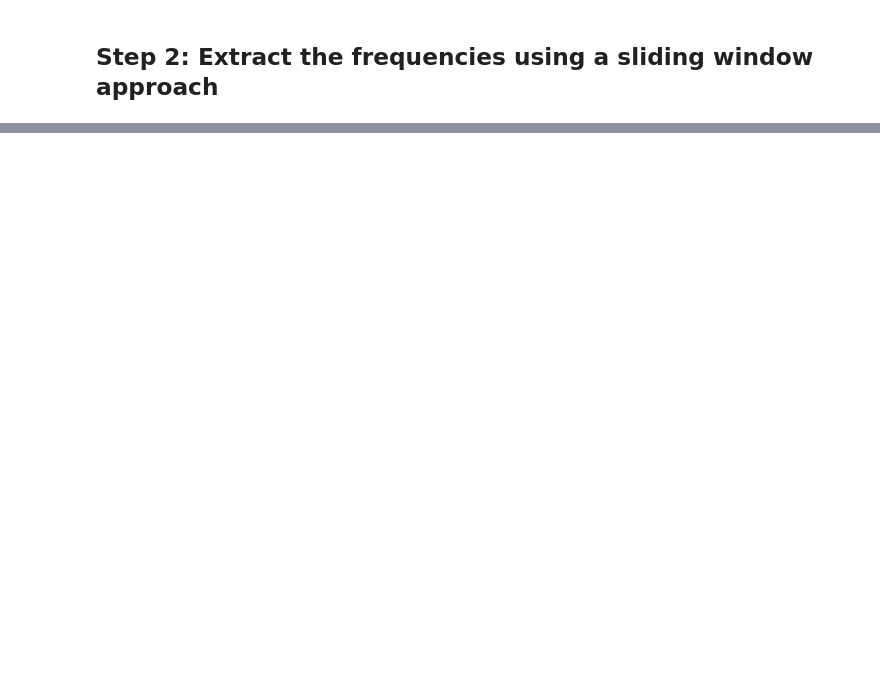
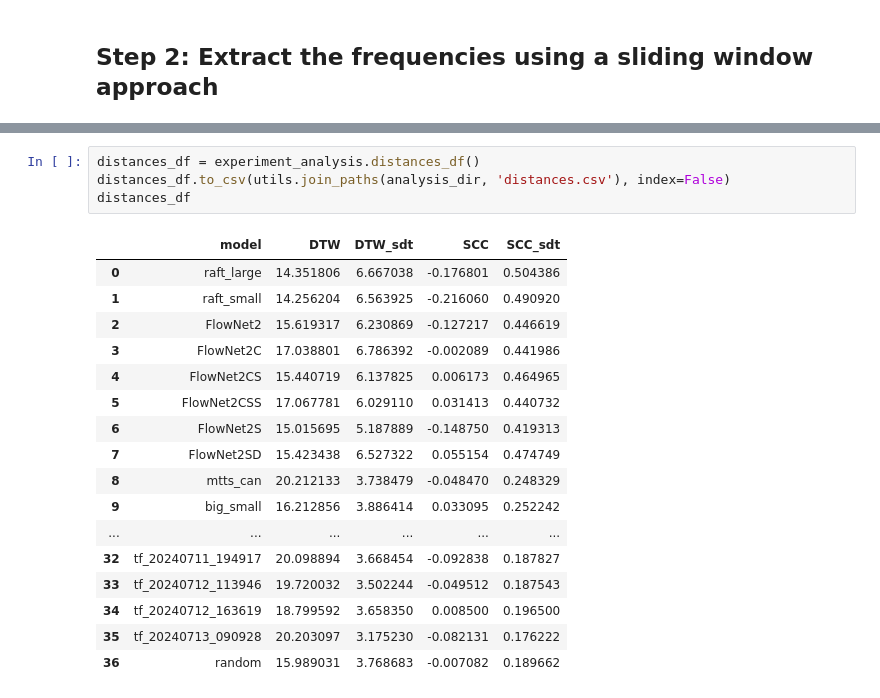
Before and after one commit to pzierahn/respiration, a Jupyter notebook: notebooks/03-Analysis/evaluation.ipynb, the cells around one changed output, grey strips where cells are left out. Cells and saved outputs as stored; diff of their text form; blank space fills up the shorter version.

```diff
--- a/notebooks/03-Analysis/evaluation.ipynb
+++ b/notebooks/03-Analysis/evaluation.ipynb
@@ -267,0 +243,22 @@ evaluation_distance_df.to_csv(evaluation_distance_path, index=False)
+# %%
+distances_df = experiment_analysis.distances_df()
+distances_df.to_csv(utils.join_paths(analysis_dir, 'distances.csv'), index=False)
+distances_df
+# %% [output]
+|  | model | DTW | DTW_sdt | SCC | SCC_sdt |
+| 0 | raft_large | 14.351806 | 6.667038 | -0.176801 | 0.504386 |
+| 1 | raft_small | 14.256204 | 6.563925 | -0.216060 | 0.490920 |
+| 2 | FlowNet2 | 15.619317 | 6.230869 | -0.127217 | 0.446619 |
+| 3 | FlowNet2C | 17.038801 | 6.786392 | -0.002089 | 0.441986 |
+| 4 | FlowNet2CS | 15.440719 | 6.137825 | 0.006173 | 0.464965 |
+| 5 | FlowNet2CSS | 17.067781 | 6.029110 | 0.031413 | 0.440732 |
+| 6 | FlowNet2S | 15.015695 | 5.187889 | -0.148750 | 0.419313 |
+| 7 | FlowNet2SD | 15.423438 | 6.527322 | 0.055154 | 0.474749 |
+| 8 | mtts_can | 20.212133 | 3.738479 | -0.048470 | 0.248329 |
+| 9 | big_small | 16.212856 | 3.886414 | 0.033095 | 0.252242 |
+| ... | ... | ... | ... | ... | ... |
+| 32 | tf_20240711_194917 | 20.098894 | 3.668454 | -0.092838 | 0.187827 |
+| 33 | tf_20240712_113946 | 19.720032 | 3.502244 | -0.049512 | 0.187543 |
+| 34 | tf_20240712_163619 | 18.799592 | 3.658350 | 0.008500 | 0.196500 |
+| 35 | tf_20240713_090928 | 20.203097 | 3.175230 | -0.082131 | 0.176222 |
+| 36 | random | 15.989031 | 3.768683 | -0.007082 | 0.189662 |
```
Also changed, not shown: parts of 21 cells of this notebook.
